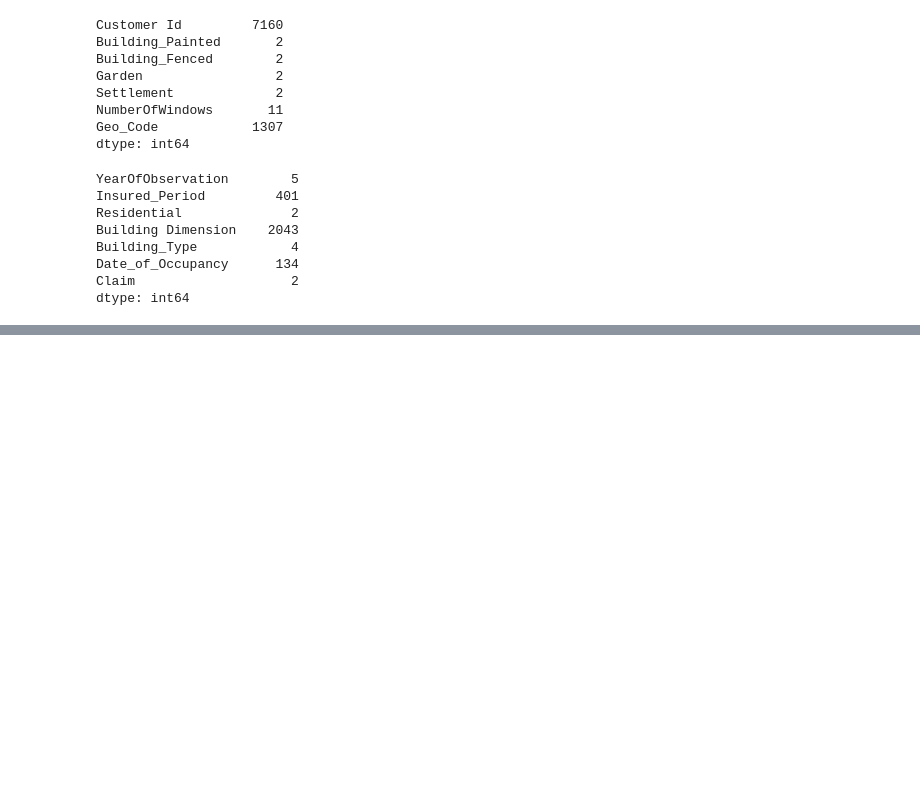
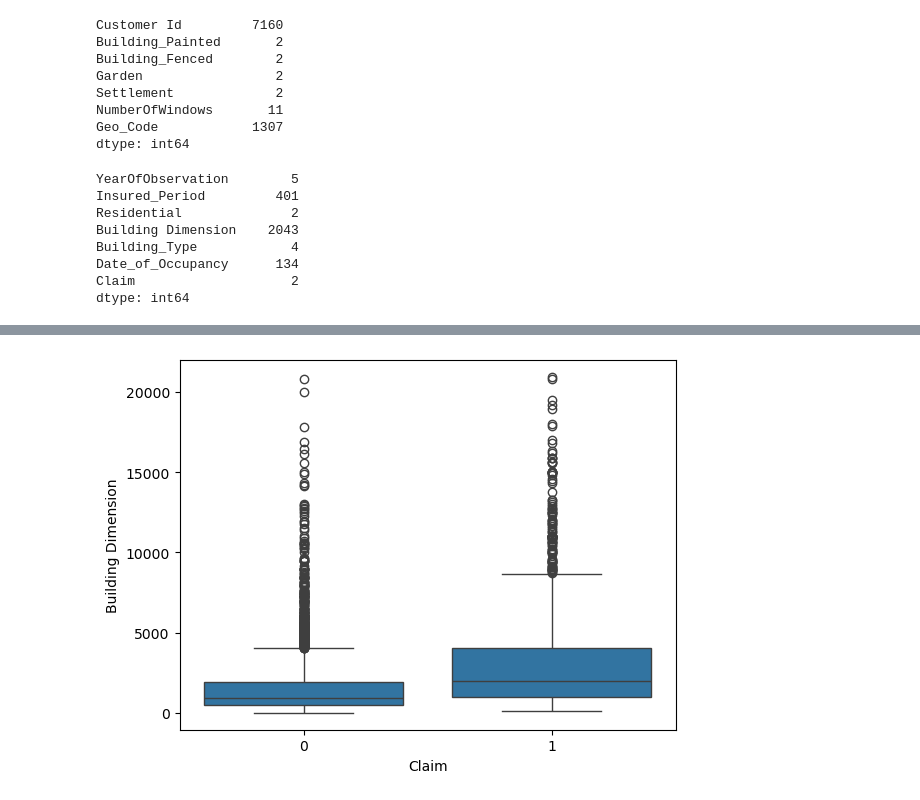
Before and after one commit to pauyoo/insurance-claim-prediction, a Jupyter notebook: Desktop/ML_Projects/Insurance-claim-prediction/Notebooks/EDA.ipynb, the cells around one changed output, grey strips where cells are left out. Cells and saved outputs as stored; diff of their text form; code cells hidden in the pictures; blank space fills up the shorter version.

```diff
--- a/Desktop/ML_Projects/Insurance-claim-prediction/Notebooks/EDA.ipynb
+++ b/Desktop/ML_Projects/Insurance-claim-prediction/Notebooks/EDA.ipynb
@@ -132,0 +196,5 @@ plt.show()
+# %%
+sns.boxplot(x='Claim', y='Building Dimension', data=df)
+plt.show()
+# %% [output]
+[figure, added]
```
Also changed, not shown: parts of 17 cells of this notebook, 2 other files.
